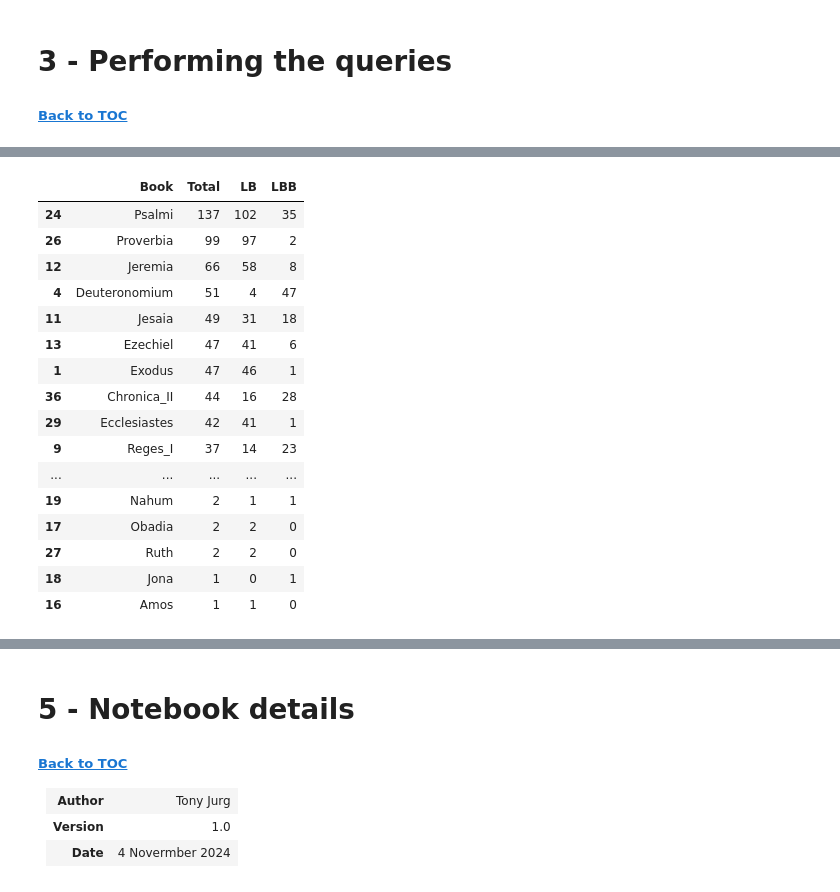
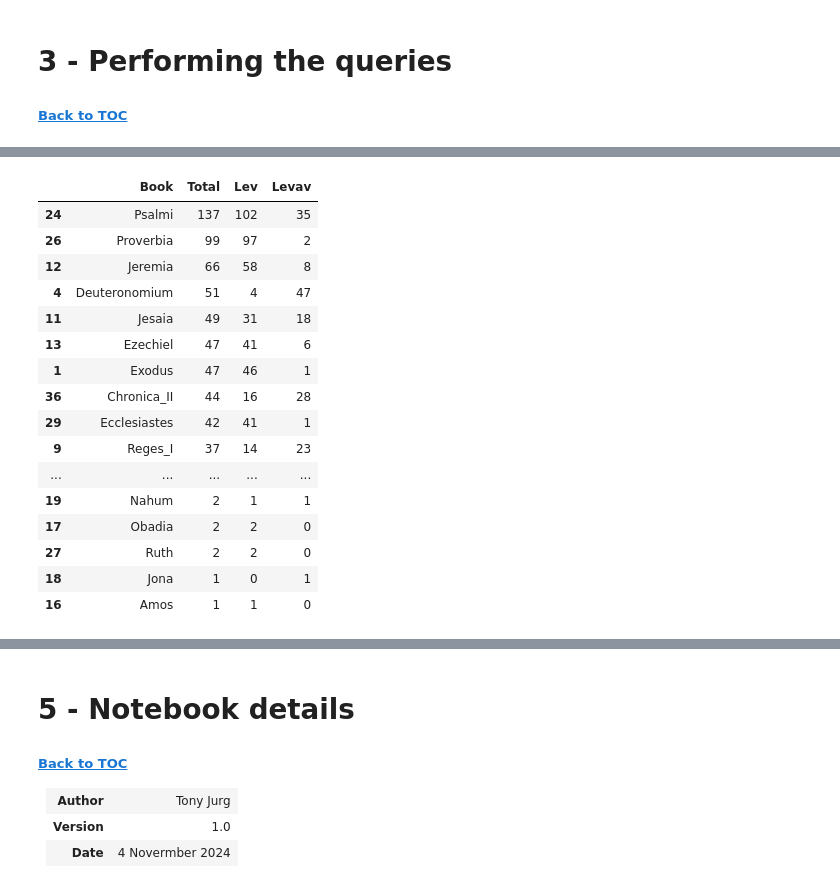
Before and after one commit to tonyjurg/Parashot, a Jupyter notebook: General/HeartInTenakh.ipynb, the cells around one changed output, grey strips where cells are left out. Drawn from its saved outputs; the diff is of its cells as text; code cells hidden in the pictures.

```diff
--- a/General/HeartInTenakh.ipynb
+++ b/General/HeartInTenakh.ipynb
@@ -96,35 +105,35 @@ from IPython.display import display
 resultDict = {}
 
 # Process each item in the levResults
 for item in levResults:
     book = F.book.v(item[0])
     lex = F.lex.v(item[3])
 
     if book in resultDict:
         # If it exists, add the count to the existing value
         resultDict[book][0] += 1
         if lex == 'LB/':
             resultDict[book][1] += 1
         else:
             resultDict[book][2] += 1
     else:
         # If it doesn't exist, initialize the count as the value
         if lex == 'LB/':
             resultDict[book] = [1, 1, 0]
         else:
             resultDict[book] = [1, 0, 1]
 
 # Convert the dictionary into a DataFrame and sort by total frequency
 tableData = pd.DataFrame(
     [[key, value[0], value[1], value[2]] for key, value in resultDict.items()],
-    columns=["Book", "Total", "LB", "LBB"]
+    columns=["Book", "Total", "Lev", "Levav"]
 )
 tableData = tableData.sort_values(by="Total", ascending=False)
 
 # Display the table
 display(tableData)
 # %% [output]
-|  | Book | Total | LB | LBB |
+|  | Book | Total | Lev | Levav |
 | 24 | Psalmi | 137 | 102 | 35 |
 | 26 | Proverbia | 99 | 97 | 2 |
 | 12 | Jeremia | 66 | 58 | 8 |
```
Also changed, not shown: parts of 7 cells of this notebook.
